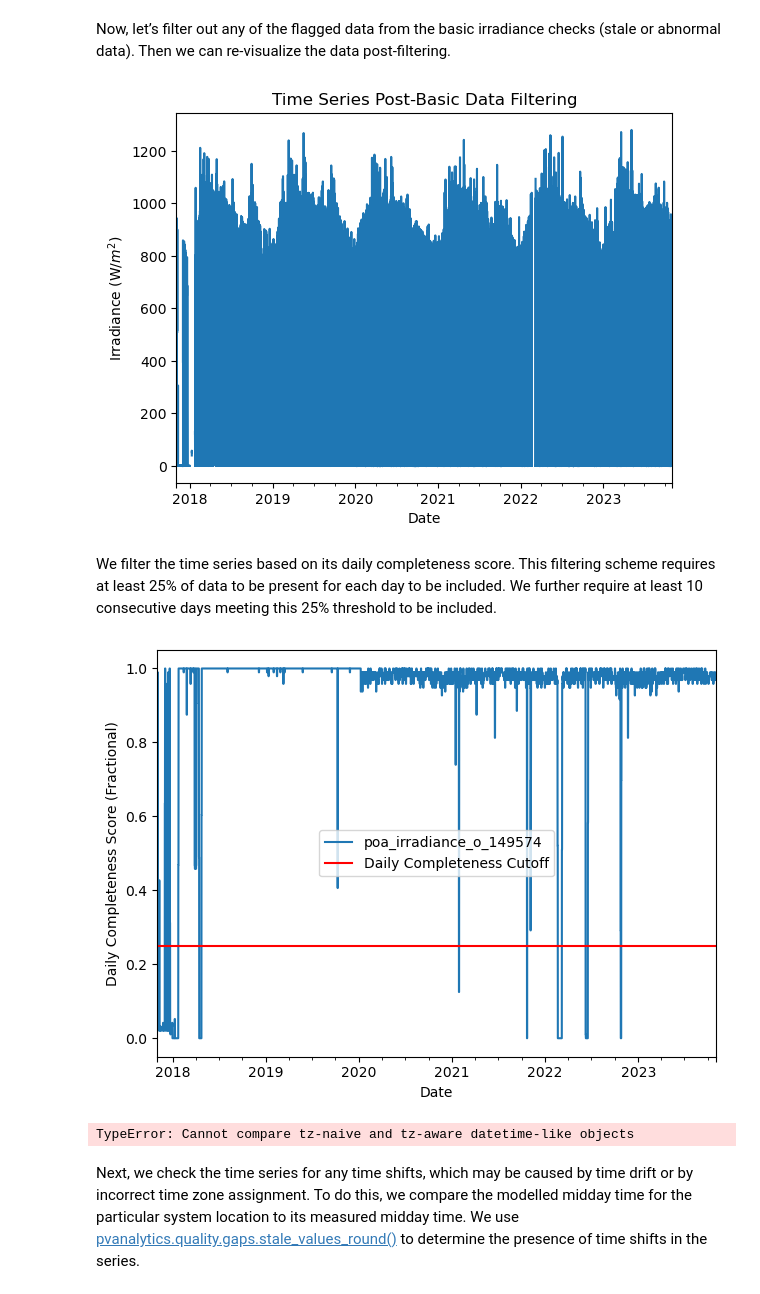
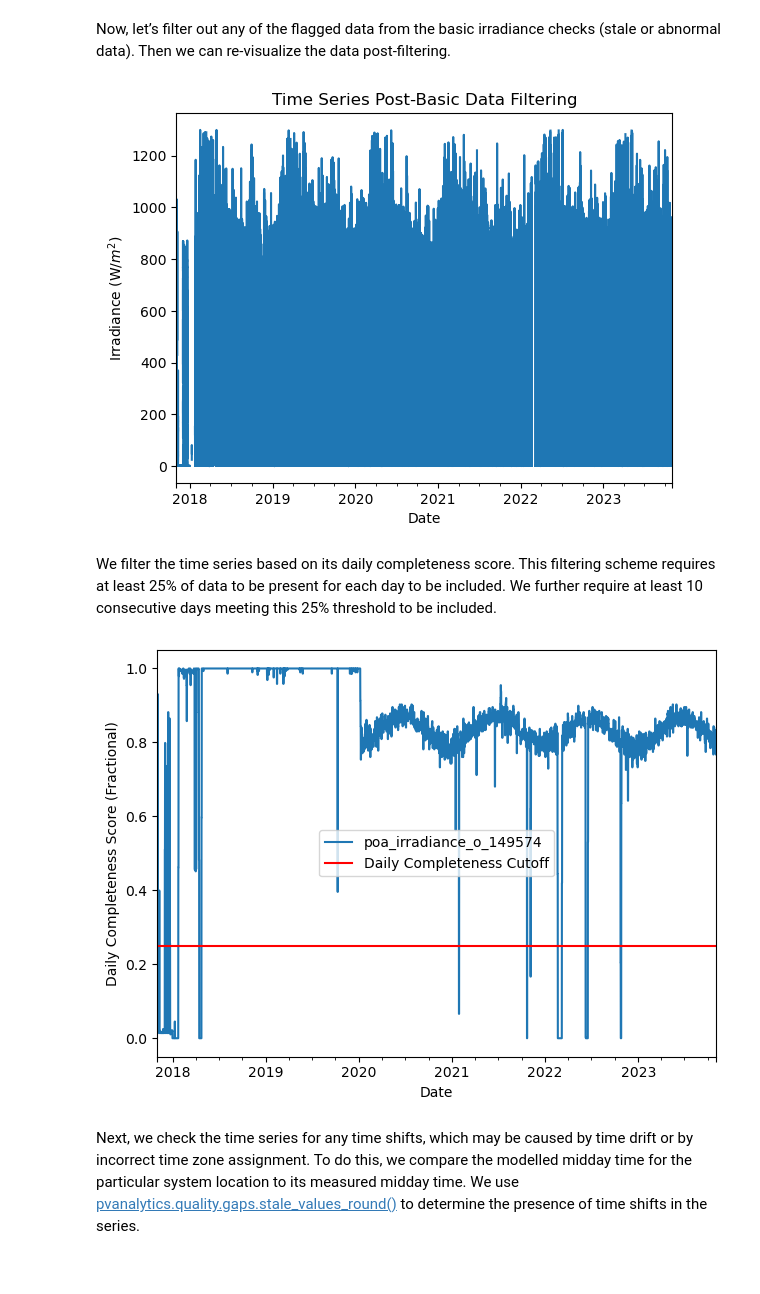
Before and after one commit to qnguyen345/pvdaq_access, a Jupyter notebook: tutorials/tutorials/1 - Downloading Data, and doing a Quality Assessment.ipynb, the cells around one changed output. Cells and saved outputs as stored; diff of their text form; code cells hidden in the pictures.

```diff
--- a/tutorials/tutorials/1 - Downloading Data, and doing a Quality Assessment.ipynb
+++ b/tutorials/tutorials/1 - Downloading Data, and doing a Quality Assessment.ipynb
@@ -252,11 +206,14 @@ File is ./Data//system_2107_data.csv
 # %%
 # Read time series and set latitude and longitude
 main_time_series = pd.read_csv("./Data/system_2107_data.csv", index_col=0, parse_dates=True)
-main_time_series = main_time_series.resample("15T").mean()
-main_time_series = main_time_series.tz_localize("Etc/GMT-10")
+main_time_series = main_time_series.tz_localize("Etc/GMT-8")
+# Temp and power sampled at every 15 mins
+main_time_series_15_min = main_time_series.resample("15T").mean()
+#Irradiance sampled at every 5 mins
+main_time_series_5_min = main_time_series.resample("5T").mean()
 # Site latitude and longitude
 latitude = 38.996306
-longitude = 122.134111
+longitude = -122.134111
 # %% [markdown]
 ## 3.1: Fleets QA Process -Temperature
 # %% [markdown]
@@ -480,10 +445,11 @@ The NREL PV Fleets Data Initiative uses PVAnalytics routines to assess the quali
 # %% [markdown]
 First, we import irradiance data stream from a PV installation under the [2023 solar data prize data set](https://data.openei.org/s3_viewer?bucket=oedi-data-lake&limit=100&prefix=pvdaq%2F2023-solar-data-prize%2F). This data set is publicly available via the PVDAQ database in the DOE Open Energy Data Initiative (OEDI) (https://data.openei.org/submissions/4568), under system ID 2105. This data is timezone-localized.
 # %%
-# Get irridance column and turn it into a series
-irradiance_time_series = main_time_series["poa_irradiance_o_149574"].dropna()
+# Get irradiance column and turn it into a series
+# irradiance is sampled every 5 minutes
+irradiance_time_series = main_time_series_5_min["poa_irradiance_o_149574"].dropna()
 
-data_freq = "15T"
+data_freq = "5T"
 irradiance_time_series = irradiance_time_series.asfreq(data_freq)
 # %% [markdown]
 First, let’s visualize the original time series as reference.
@@ -583,36 +549,36 @@ plt.xlabel("Date")
 plt.ylabel("Irradiance " + f"(W/$m^2$)")
 plt.show()
 # %% [output]
-[figure, old version]
+[figure, new version]
 # %% [markdown]
 We filter the time series based on its daily completeness score. This filtering scheme requires at least 25% of data to be present for each day to be included. We further require at least 10 consecutive days meeting this 25% threshold to be included.
 # %%
 # Visualize daily data completeness
 data_completeness_score = gaps.completeness_score(irradiance_time_series)
 
 # Visualize data completeness score as a time series.
 data_completeness_score.plot()
 plt.xlabel("Date")
 plt.ylabel("Daily Completeness Score (Fractional)")
 plt.axhline(y=0.25, color='r', linestyle='-',
             label='Daily Completeness Cutoff')
 plt.legend()
 plt.tight_layout()
 plt.show()
 
 # Trim the series based on daily completeness score
 trim_series = pvanalytics.quality.gaps.trim_incomplete(
     irradiance_time_series,
     minimum_completeness=.25,
-    freq=data_freq)
+    freq=data_freq).tz_localize(irradiance_time_series.index.tz)
 first_valid_date, last_valid_date = \
     pvanalytics.quality.gaps.start_stop_dates(irradiance_time_series)
 irradiance_time_series = irradiance_time_series[first_valid_date.tz_convert(irradiance_time_series.index.tz):
                           last_valid_date.tz_convert(irradiance_time_series.index.tz)]
+
 irradiance_time_series = irradiance_time_series.asfreq(data_freq)
 # %% [output]
-[figure, old version]
+[figure, new version]
-TypeError: Cannot compare tz-naive and tz-aware datetime-like objects
 # %% [markdown]
 Next, we check the time series for any time shifts, which may be caused by time drift or by incorrect time zone assignment. To do this, we compare the modelled midday time for the particular system location to its measured midday time. We use [pvanalytics.quality.gaps.stale_values_round()](https://pvanalytics--202.org.readthedocs.build/en/202/generated/pvanalytics.quality.gaps.stale_values_round.html#pvanalytics.quality.gaps.stale_values_round) to determine the presence of time shifts in the series.
 # %%
```
Also changed, not shown: parts of 28 cells of this notebook.
